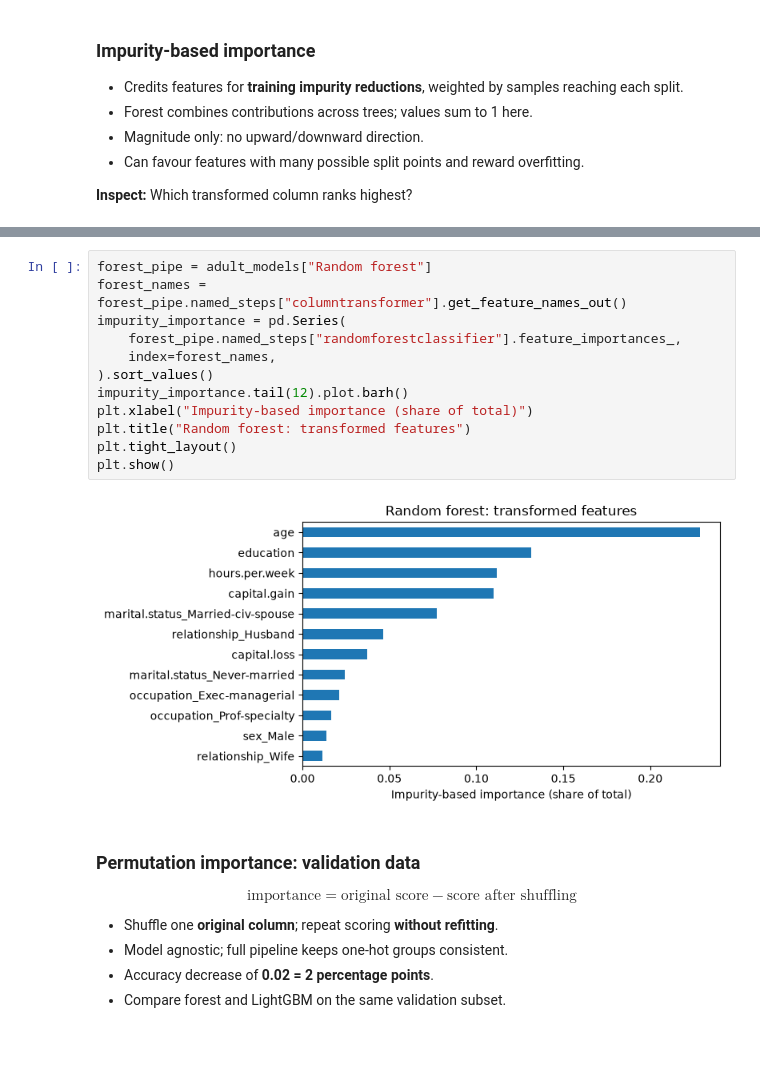
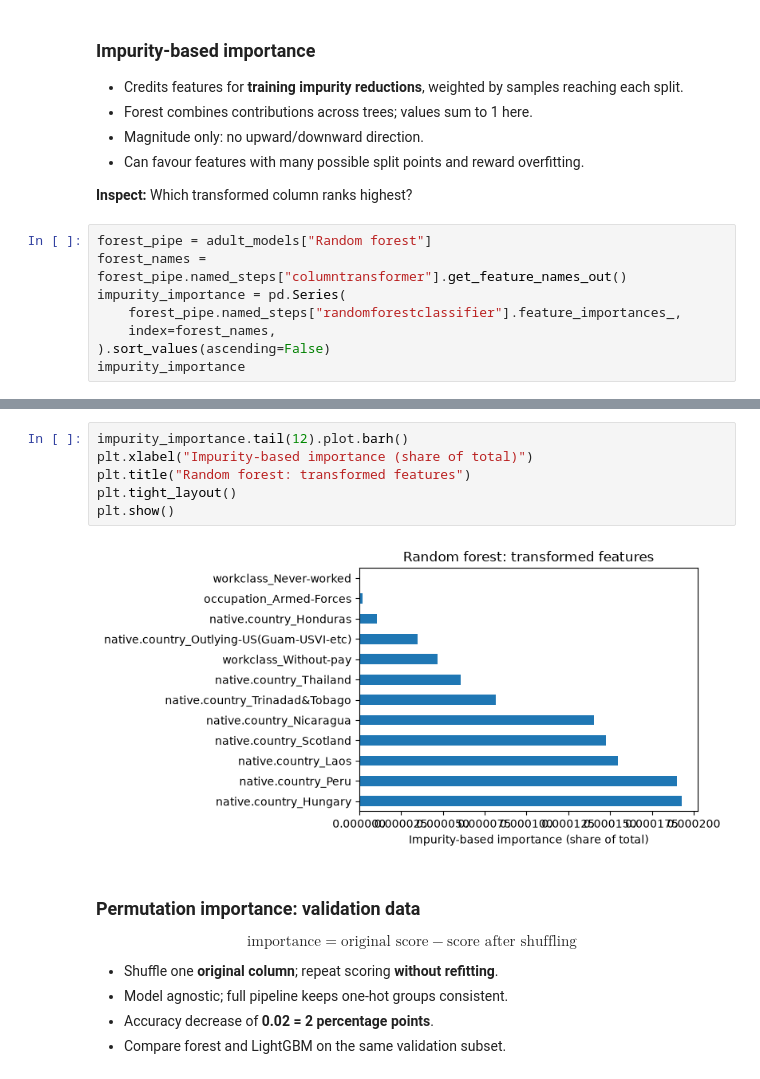
Before and after one commit to UBC-CS/cpsc330-2026W1, a Jupyter notebook: content/classes/varada/lecture-12-feat-importances-demo.ipynb, the cells around one changed output, grey strips where cells are left out. Cells and saved outputs as stored; diff of their text form; blank space fills up the shorter version.

```diff
--- a/content/classes/varada/lecture-12-feat-importances-demo.ipynb
+++ b/content/classes/varada/lecture-12-feat-importances-demo.ipynb
@@ -510,3 +514,11 @@ Name: Log-odds coefficient, dtype: float64
 - Can favour features with many possible split points and reward overfitting.
 
 **Inspect:** Which transformed column ranks highest?
+# %%
+forest_pipe = adult_models["Random forest"]
+forest_names = forest_pipe.named_steps["columntransformer"].get_feature_names_out()
+impurity_importance = pd.Series(
+    forest_pipe.named_steps["randomforestclassifier"].feature_importances_,
+    index=forest_names,
+).sort_values(ascending=False)
+impurity_importance
@@ -513,17 +538,11 @@ Name: Log-odds coefficient, dtype: float64
 # %%
-forest_pipe = adult_models["Random forest"]
-forest_names = forest_pipe.named_steps["columntransformer"].get_feature_names_out()
-impurity_importance = pd.Series(
-    forest_pipe.named_steps["randomforestclassifier"].feature_importances_,
-    index=forest_names,
-).sort_values()
 impurity_importance.tail(12).plot.barh()
 plt.xlabel("Impurity-based importance (share of total)")
 plt.title("Random forest: transformed features")
 plt.tight_layout()
 plt.show()
 # %% [output]
-[figure, old version]
+[figure, new version]
 # %% [markdown]
 ### Permutation importance: validation data
 
```
Also changed, not shown: parts of 10 cells of this notebook.
